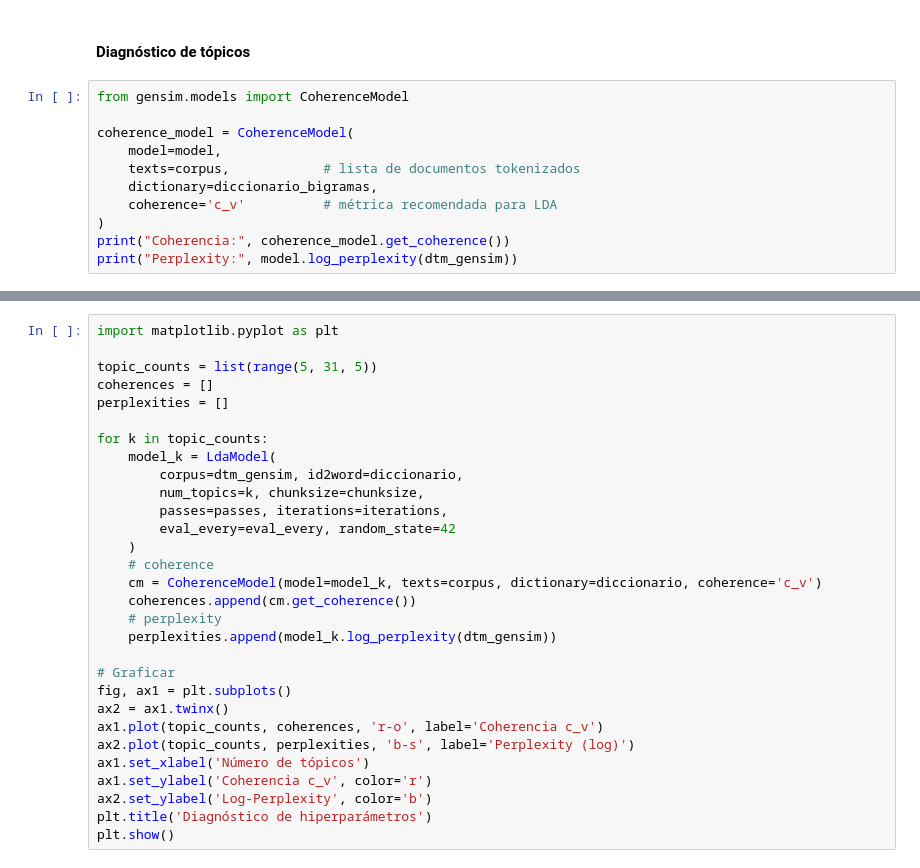
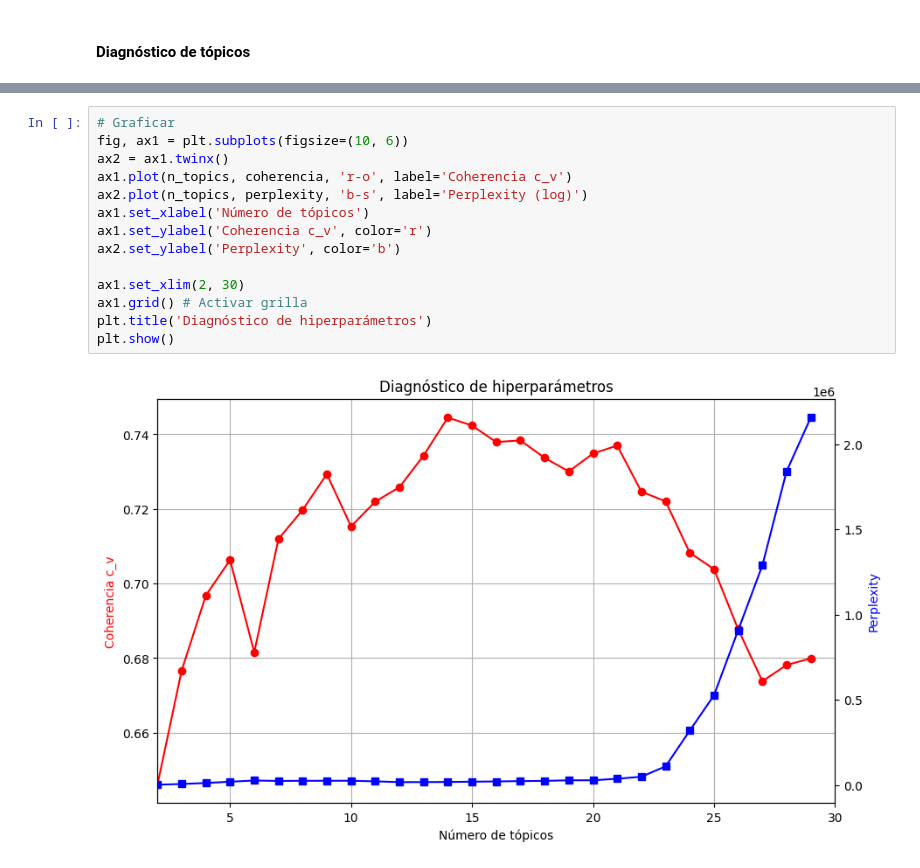
Before and after one commit to ctobar96/Comparando-topic-modeling-y-clustering, a Jupyter notebook: Tarea2_Cristian_Tobar.ipynb, the cells around one changed output, grey strips where cells are left out. Drawn from its saved outputs; the diff is of its cells as text.

Commit message:
Determinando coherecnia y perplexity para ciertos topicos.

```diff
--- a/Tarea2_Cristian_Tobar.ipynb
+++ b/Tarea2_Cristian_Tobar.ipynb
@@ -506,14 +506,3 @@ model.print_topics(num_words=7)
   '0.035*"salud_calidad" + 0.029*"pensión_baja" + 0.023*"necesidad_básico" + 0.023*"sistema_público" + 0.022*"hora_medico" + 0.021*"tercero_edad" + 0.018*"médico_especialista"')]
 # %% [markdown]
 #### Diagnóstico de tópicos
-# %%
-from gensim.models import CoherenceModel
-
-coherence_model = CoherenceModel(
-    model=model,
-    texts=corpus,            # lista de documentos tokenizados
-    dictionary=diccionario_bigramas,
-    coherence='c_v'          # métrica recomendada para LDA
-)
-print("Coherencia:", coherence_model.get_coherence())
-print("Perplexity:", model.log_perplexity(dtm_gensim))
@@ -559,30 +569,16 @@ model = gensim.models.ldamodel.LdaModel(
 # %%
-import matplotlib.pyplot as plt
-
-topic_counts = list(range(5, 31, 5))
-coherences = []
-perplexities = []
-
-for k in topic_counts:
-    model_k = LdaModel(
-        corpus=dtm_gensim, id2word=diccionario,
-        num_topics=k, chunksize=chunksize,
-        passes=passes, iterations=iterations,
-        eval_every=eval_every, random_state=42
-    )
-    # coherence
-    cm = CoherenceModel(model=model_k, texts=corpus, dictionary=diccionario, coherence='c_v')
-    coherences.append(cm.get_coherence())
-    # perplexity
-    perplexities.append(model_k.log_perplexity(dtm_gensim))
-
 # Graficar
-fig, ax1 = plt.subplots()
+fig, ax1 = plt.subplots(figsize=(10, 6))
 ax2 = ax1.twinx()
-ax1.plot(topic_counts, coherences, 'r-o', label='Coherencia c_v')
-ax2.plot(topic_counts, perplexities, 'b-s', label='Perplexity (log)')
+ax1.plot(n_topics, coherencia, 'r-o', label='Coherencia c_v')
+ax2.plot(n_topics, perplexity, 'b-s', label='Perplexity (log)')
 ax1.set_xlabel('Número de tópicos')
 ax1.set_ylabel('Coherencia c_v', color='r')
-ax2.set_ylabel('Log-Perplexity', color='b')
+ax2.set_ylabel('Perplexity', color='b')
+
+ax1.set_xlim(2, 30)
+ax1.grid() # Activar grilla
 plt.title('Diagnóstico de hiperparámetros')
 plt.show()
+# %% [output]
+[figure, added]
```
Also changed, not shown: parts of 5 cells of this notebook.
